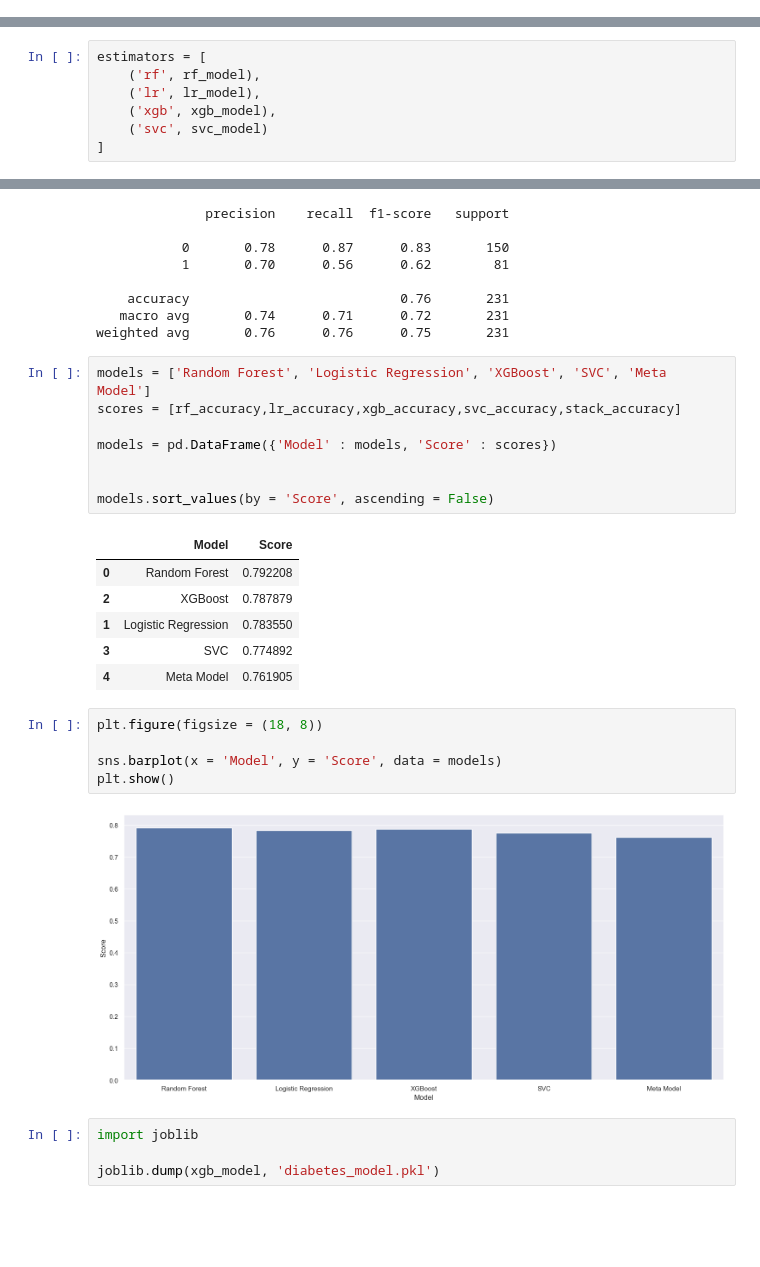
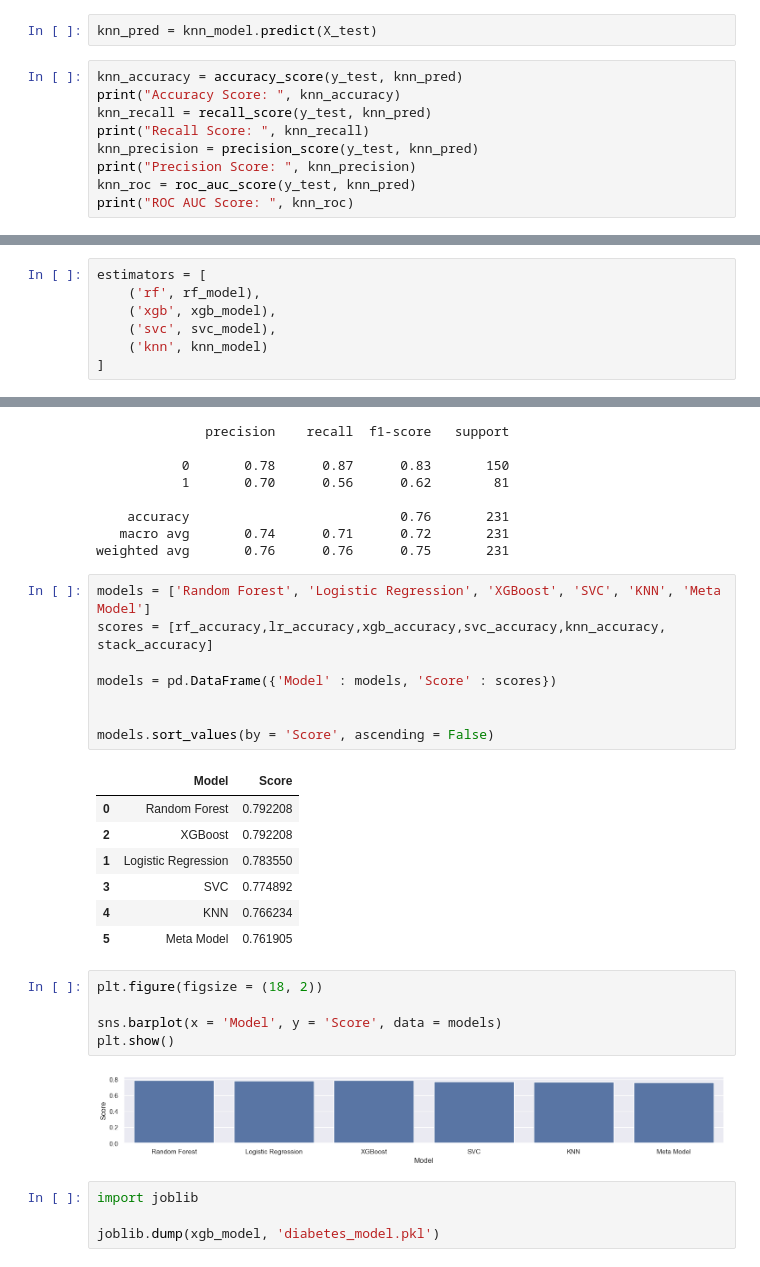
Before and after one commit to ikanshifu/aol-ml-sem4, a Jupyter notebook: main.ipynb, the cells around one changed output, grey strips where cells are left out. Cells and saved outputs as stored; diff of their text form; blank space fills up the shorter version.

```diff
--- a/main.ipynb
+++ b/main.ipynb
@@ -767,0 +796,11 @@ array([[131,  19],
+# %%
+knn_pred = knn_model.predict(X_test)
+# %%
+knn_accuracy = accuracy_score(y_test, knn_pred)
+print("Accuracy Score: ", knn_accuracy)
+knn_recall = recall_score(y_test, knn_pred)
+print("Recall Score: ", knn_recall)
+knn_precision = precision_score(y_test, knn_pred)
+print("Precision Score: ", knn_precision)
+knn_roc = roc_auc_score(y_test, knn_pred)
+print("ROC AUC Score: ", knn_roc)
@@ -772,8 +822,8 @@ from sklearn.ensemble import StackingClassifier
 # %%
 estimators = [
     ('rf', rf_model),
-    ('lr', lr_model),
     ('xgb', xgb_model),
-    ('svc', svc_model)
+    ('svc', svc_model),
+    ('knn', knn_model)
 ]
 # %%
@@ -837,8 +886,8 @@ print(classification_report(y_test, stack_pred))
    macro avg       0.74      0.71      0.72       231
 weighted avg       0.76      0.76      0.75       231
 # %%
-models = ['Random Forest', 'Logistic Regression', 'XGBoost', 'SVC', 'Meta Model']
-scores = [rf_accuracy,lr_accuracy,xgb_accuracy,svc_accuracy,stack_accuracy]
+models = ['Random Forest', 'Logistic Regression', 'XGBoost', 'SVC', 'KNN', 'Meta Model']
+scores = [rf_accuracy,lr_accuracy,xgb_accuracy,svc_accuracy,knn_accuracy, stack_accuracy]
 
 models = pd.DataFrame({'Model' : models, 'Score' : scores})
 
@@ -847,17 +896,18 @@ models.sort_values(by = 'Score', ascending = False)
 # %% [output]
 |  | Model | Score |
 | 0 | Random Forest | 0.792208 |
-| 2 | XGBoost | 0.787879 |
+| 2 | XGBoost | 0.792208 |
 | 1 | Logistic Regression | 0.783550 |
 | 3 | SVC | 0.774892 |
-| 4 | Meta Model | 0.761905 |
+| 4 | KNN | 0.766234 |
+| 5 | Meta Model | 0.761905 |
 # %%
-plt.figure(figsize = (18, 8))
+plt.figure(figsize = (18, 2))
 
 sns.barplot(x = 'Model', y = 'Score', data = models)
 plt.show()
 # %% [output]
-[figure, old version]
+[figure, new version]
 # %%
 import joblib
 
```
Also changed, not shown: parts of 13 cells of this notebook, 1 other file.
